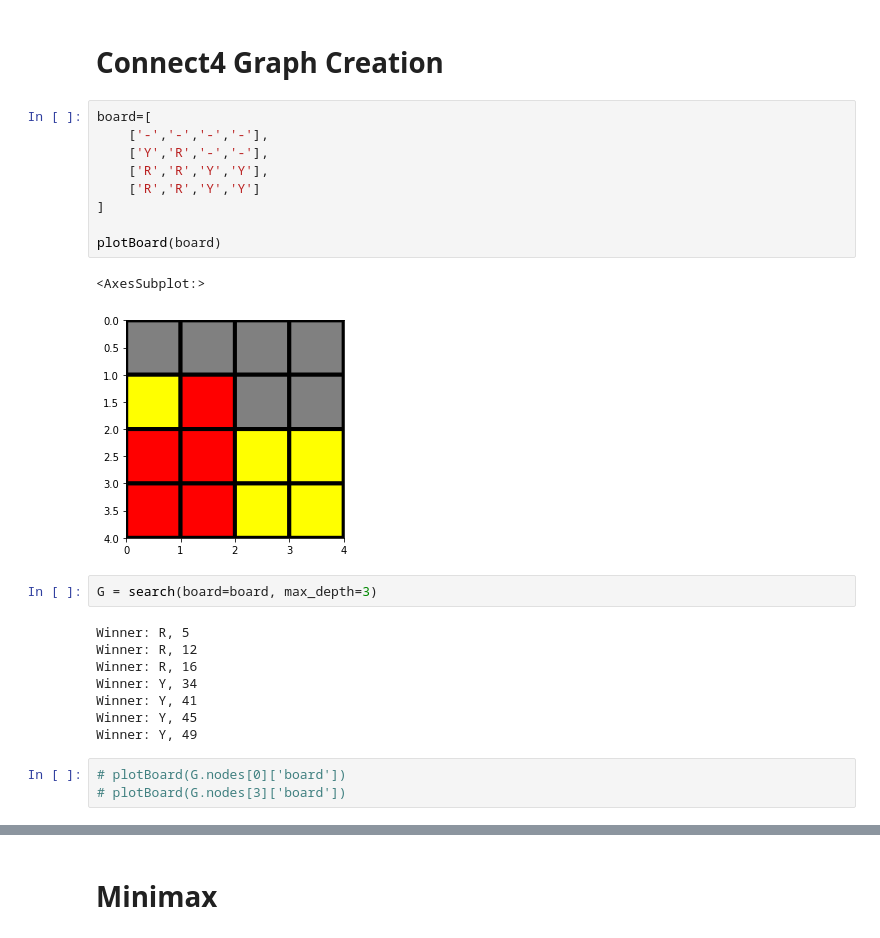
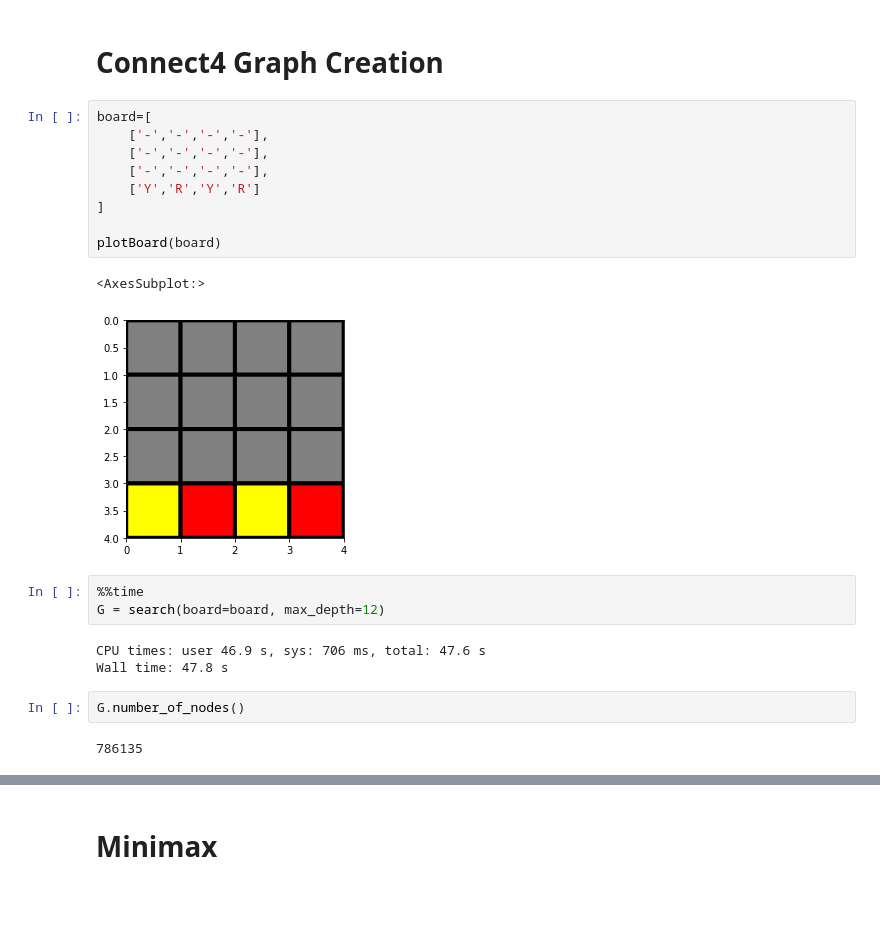
Before and after one commit to davidrossouw/cloud-run, a Jupyter notebook: connect4/connect4_game.ipynb, the cells around one changed output, grey strips where cells are left out. Saved outputs shown, nothing was run; the diff lists cells and outputs as text; blank space fills up the shorter version.

```diff
--- a/connect4/connect4_game.ipynb
+++ b/connect4/connect4_game.ipynb
@@ -250,26 +238,23 @@ def search(board, max_depth=3):  # -> DiGraph
 # %%
 board=[
     ['-','-','-','-'],
-    ['Y','R','-','-'],
-    ['R','R','Y','Y'],
-    ['R','R','Y','Y']
+    ['-','-','-','-'],
+    ['-','-','-','-'],
+    ['Y','R','Y','R']
 ]
 
 plotBoard(board)
 # %% [output]
 <AxesSubplot:>
-[figure, old version]
+[figure, new version]
 # %%
-G = search(board=board, max_depth=3)
+%%time
+G = search(board=board, max_depth=12)
 # %% [output]
-Winner: R, 5
-Winner: R, 12
-Winner: R, 16
-Winner: Y, 34
-Winner: Y, 41
-Winner: Y, 45
-Winner: Y, 49
+CPU times: user 46.9 s, sys: 706 ms, total: 47.6 s
+Wall time: 47.8 s
-# %%
-# plotBoard(G.nodes[0]['board'])
-# plotBoard(G.nodes[3]['board'])
+# %%
+G.number_of_nodes()
+# %% [output]
+786135
 # %%
```
Also changed, not shown: parts of 15 cells of this notebook, 4 other files.
